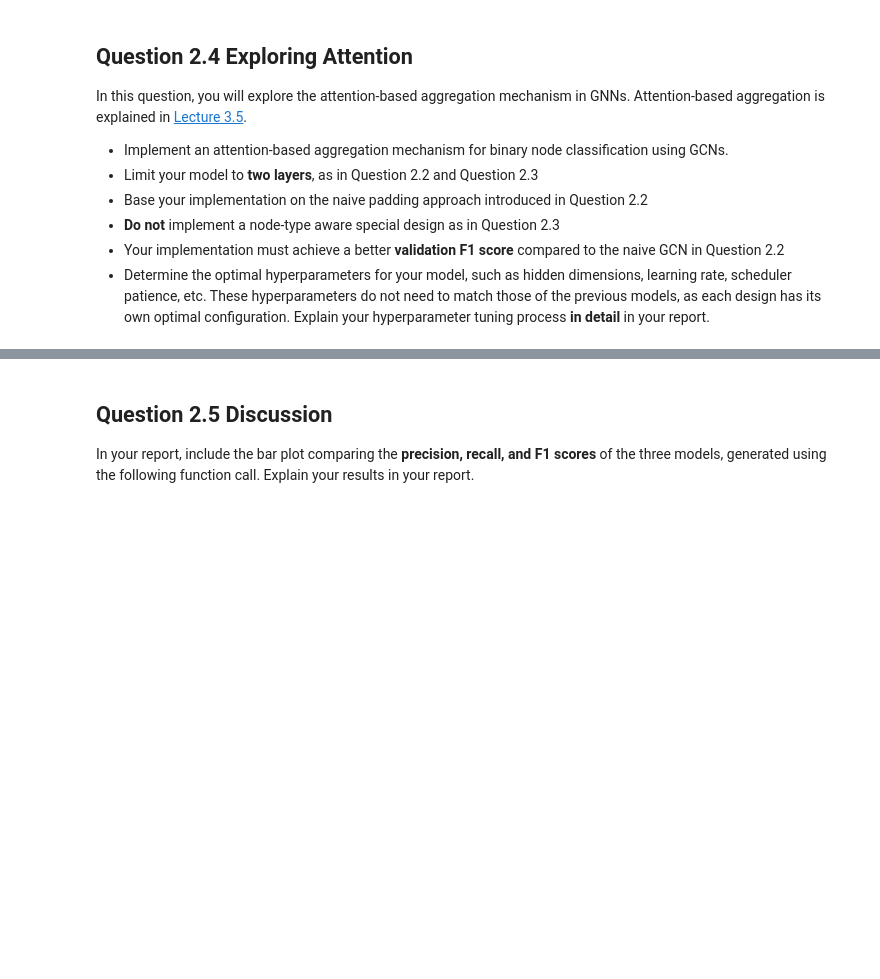
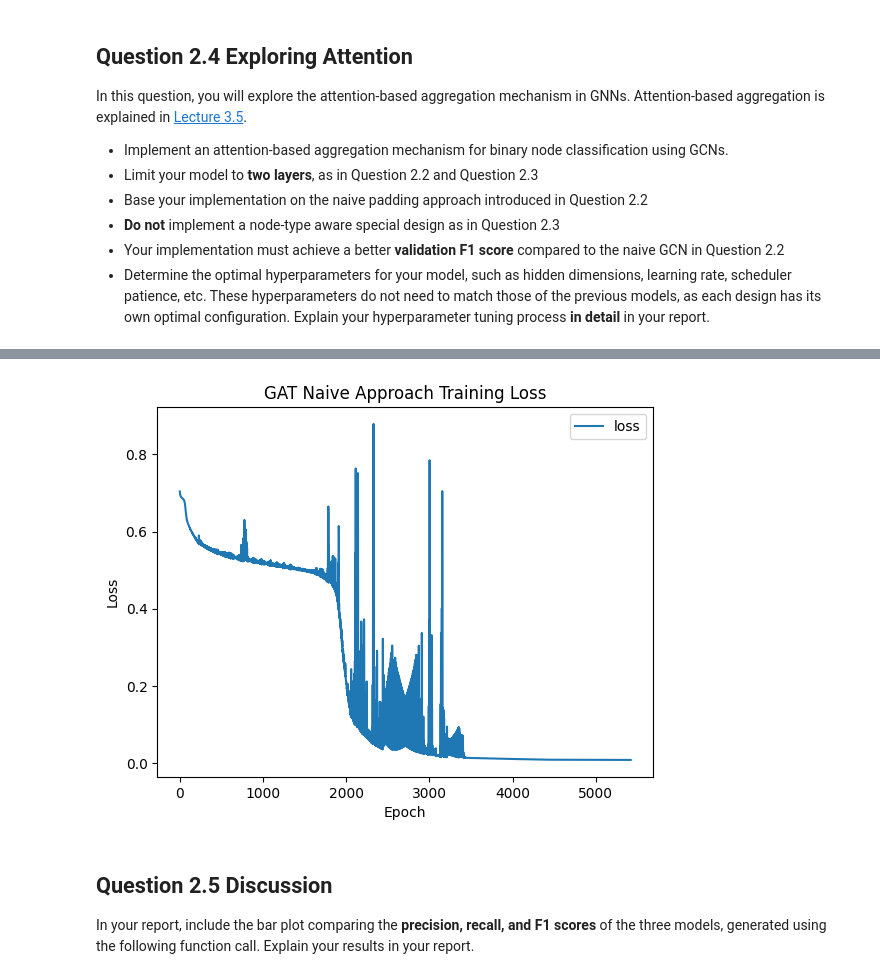
Before and after one commit to jackbrand900/dgl_cw1, a Jupyter notebook: q2_heterogeneous_node_classifcation.ipynb, the cells around one changed output, grey strips where cells are left out. Drawn from its saved outputs; the diff is of its cells as text; code cells hidden in the pictures; blank space fills up the shorter version.

```diff
--- a/q2_heterogeneous_node_classifcation.ipynb
+++ b/q2_heterogeneous_node_classifcation.ipynb
@@ -896,18 +926,26 @@ y_val   = y_val.float()
 # MODIFY THE CODE BELOW
 # ####################################################
 
-# Build the model
-attn_gnn = GraphAttentionNetwork(...)
+input_dim = X_train.shape[1]
+output_dim = 1
+hidden_dim = 7
+attn_gnn = GraphAttentionNetwork(input_dim, hidden_dim, output_dim)
+
+train_inputs = {"X": X_train, "A": A_train_self_loops}
+val_inputs = {"X": X_val, "A": A_val}
+
+num_epochs = 10000
+lr = 0.005
 
 # Train
-loss_history, _ = train_model(attn_gnn, y_train, val_model_inputs={...}, y_val=y_val, ...)
+loss_history, _ = train_model(attn_gnn, y_train, val_model_inputs=val_inputs, y_val=y_val, num_epochs=num_epochs, lr=lr, patience=100, **train_inputs)
 
 # ####################################################
 # END OF MODIFICATION
 # ####################################################
 
 # Test on validation data
-val_prec, val_rec, val_f1, _ = evaluate_model(attn_gnn, y_val, ...)
+val_prec, val_rec, val_f1, _ = evaluate_model(attn_gnn, y_val, **val_inputs)
 print(f"[VAL] Prec={val_prec:.4f}, Rec={val_rec:.4f}, F1={val_f1:.4f}")
 
 val_precs["Naive GAT"] = val_prec
@@ -916,3 +954,4 @@ val_f1s["Naive GAT"] = val_f1
 
 # Plot loss
 plot_loss(loss_history, title="GAT Naive Approach Training Loss")
+# %% [output]
@@ -919,3 +975,4 @@ plot_loss(loss_history, title="GAT Naive Approach Training Loss")
+[figure, added]
 # %% [markdown]
 ## Question 2.5 Discussion
 
```
Also changed, not shown: parts of 3 cells of this notebook.
